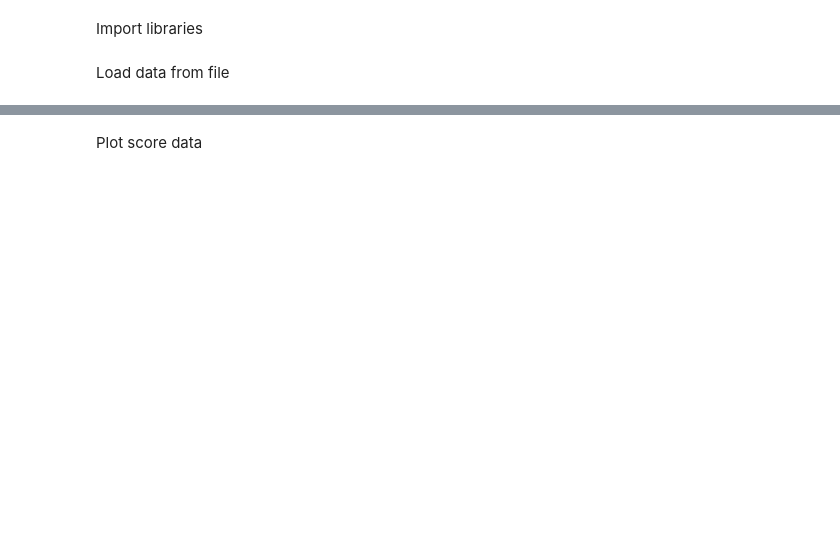
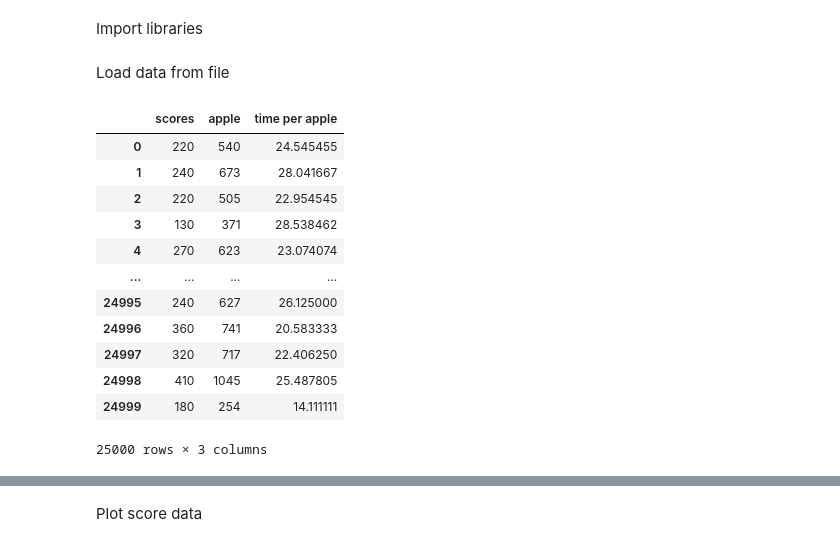
Before and after one commit to vietnhprivat/snake_ai, a Jupyter notebook: src/Classes/data_collection.ipynb, the cells around one changed output, grey strips where cells are left out. Drawn from its saved outputs; the diff is of its cells as text; code cells hidden in the pictures; blank space fills up the shorter version.

```diff
--- a/src/Classes/data_collection.ipynb
+++ b/src/Classes/data_collection.ipynb
@@ -15,27 +15,44 @@ import pandas as pd
 # %% [markdown]
 Load data from file
 # %%
-def load_data(file_path):
+def load_data(file_path, model=None):
     # file_path = 'DQL_PLOT/TEST_PLOTS/plot_file_vector.pkl'
     # file_path = 'DQL_PLOT/TEST_PLOTS/plot_file_grid.pkl'
 
     with open(file_path, 'rb') as file:
         data = pickle.load(file)
         data = np.array(data)
 
 
     # load data as dataframe
-    columns = ['scores', 'apple', 'epsilon', 'game', 'steps']
-    data = {'scores': data[0],
-            'apple': data[1],
+    if model == 'tql': data = {'scores': data[0], 'apple': data[1], 'time per apple': data[1] / (data[0]/10)}
+    else: data = {'scores': data[0],
+            'steps_per_game': data[1],
             'epsilon': data[2],
             'game': np.arange(len(data[0])),
-            'steps' : np.cumsum(data[1])
+            'steps' : np.cumsum(data[1]),
+            'time per apple': data[1] / (data[0]/10)
             }
-    dataframe = pd.DataFrame(data = data, columns = columns)
+    dataframe = pd.DataFrame(data = data)
 
     return dataframe
 
 # Defining data
-onestep = load_data(file_path='DQL_PLOT\TEST_PLOTS\onestep_training_17_01.pkl')
-vector = load_data(file_path=r'DQL_PLOT\TEST_PLOTS\vector_training_17_01.pkl')
+onestep = load_data(file_path='DQL_PLOT/TEST_PLOTS/onestep_training_17_01.pkl')
+vector = load_data(file_path='DQL_PLOT/TEST_PLOTS/vector_training_17_01.pkl')
+tql = load_data(file_path='TAB_MODEL_AND_PLOT/DATA_PLOT_RUNNING/tab_optim_rewards_running.pkl', model="tql")
+tql
+# %% [output]
+|  | scores | apple | time per apple |
+| 0 | 220 | 540 | 24.545455 |
+| 1 | 240 | 673 | 28.041667 |
+| 2 | 220 | 505 | 22.954545 |
+| 3 | 130 | 371 | 28.538462 |
+| 4 | 270 | 623 | 23.074074 |
+| ... | ... | ... | ... |
+| 24995 | 240 | 627 | 26.125000 |
+| 24996 | 360 | 741 | 20.583333 |
+| 24997 | 320 | 717 | 22.406250 |
+| 24998 | 410 | 1045 | 25.487805 |
+| 24999 | 180 | 254 | 14.111111 |
+25000 rows × 3 columns
```
Also changed, not shown: parts of 9 cells of this notebook, 1 other file.
